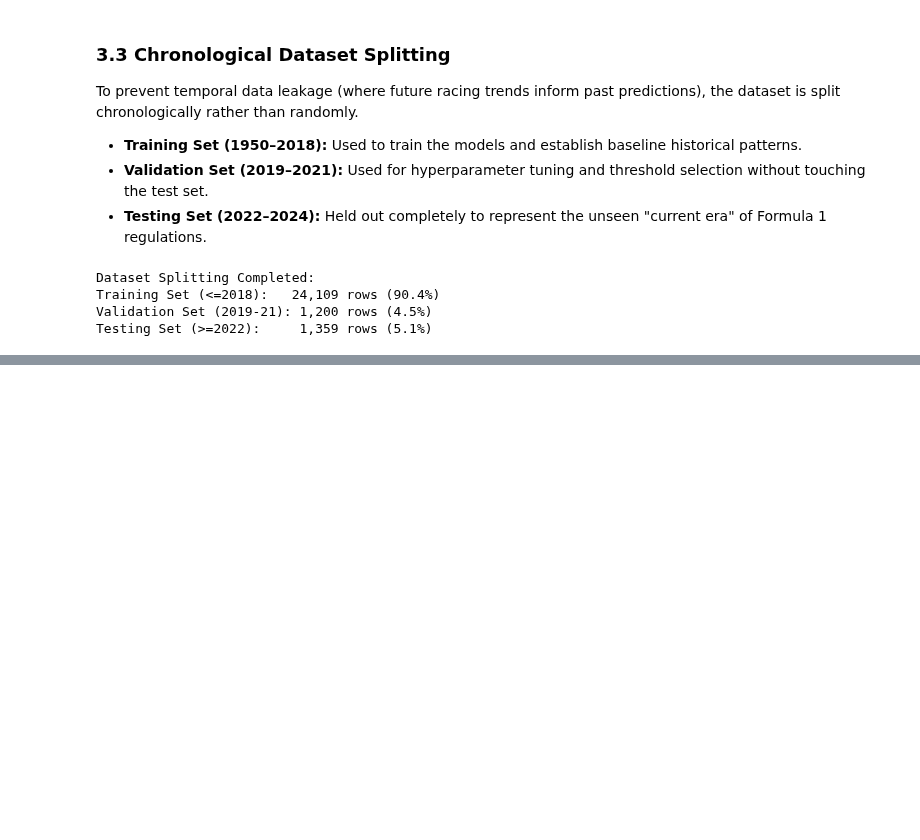
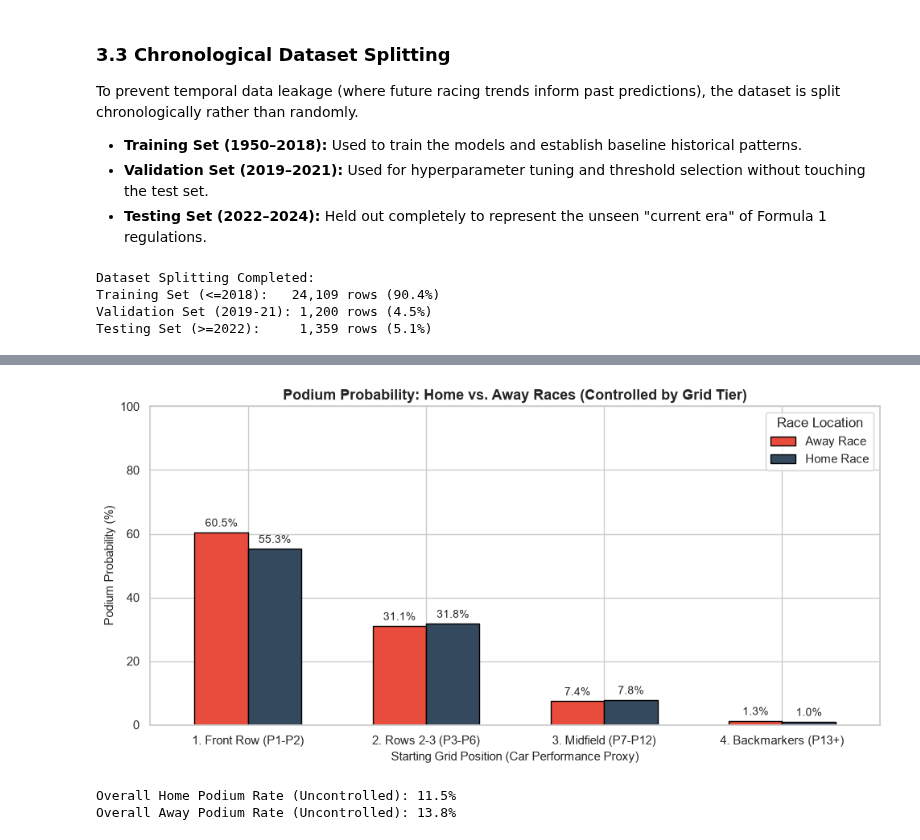
Before and after one commit to amado-888/ACL_Project, a Jupyter notebook: cleaned-version.ipynb, the cells around one changed output, grey strips where cells are left out. Cells and saved outputs as stored; diff of their text form; code cells hidden in the pictures; blank space fills up the shorter version.

```diff
--- a/cleaned-version.ipynb
+++ b/cleaned-version.ipynb
@@ -909,0 +1063,35 @@ Testing Set (>=2022):     1,359 rows (5.1%)
+# %%
+# 4. Visualization: Grouped Bar Chart comparing Home vs Away within Grid Tiers
+fig, ax = plt.subplots(figsize=(10, 5))
+
+pivot_home.plot(
+    kind='bar',
+    ax=ax,
+    color=['#e74c3c', '#34495e'],
+    edgecolor='black',
+    width=0.6
+)
+
+ax.set_title("Podium Probability: Home vs. Away Races (Controlled by Grid Tier)", fontsize=13, fontweight="bold")
+ax.set_xlabel("Starting Grid Position (Car Performance Proxy)", fontsize=11)
+ax.set_ylabel("Podium Probability (%)", fontsize=11)
+ax.set_ylim(0, 100)
+ax.legend(title="Race Location", loc="upper right")
+
+# Add percentage labels
+for container in ax.containers:
+    ax.bar_label(container, fmt='%.1f%%', padding=3, fontsize=10)
+
+plt.xticks(rotation=0)
+plt.tight_layout()
+plt.show()
+
+# 5. Statistical context printout
+home_total = home_df[home_df["is_home_race"] == 1]["target_podium"].mean() * 100
+away_total = home_df[home_df["is_home_race"] == 0]["target_podium"].mean() * 100
+print(f"Overall Home Podium Rate (Uncontrolled): {home_total:.1f}%")
+print(f"Overall Away Podium Rate (Uncontrolled): {away_total:.1f}%")
+# %% [output]
+[figure, added]
+Overall Home Podium Rate (Uncontrolled): 11.5%
+Overall Away Podium Rate (Uncontrolled): 13.8%
```
Also changed, not shown: parts of 11 cells of this notebook.
